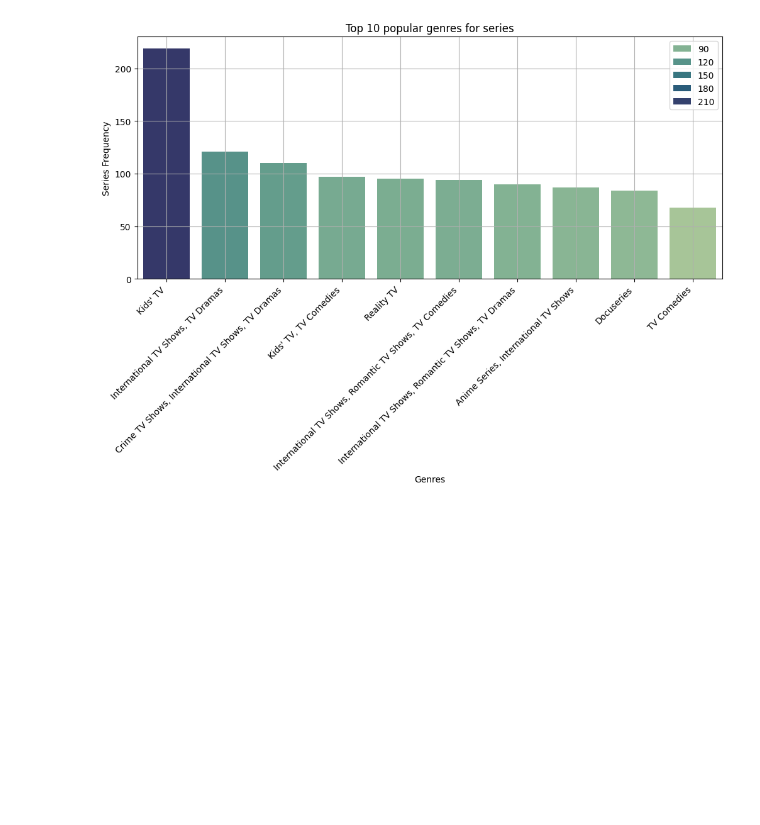
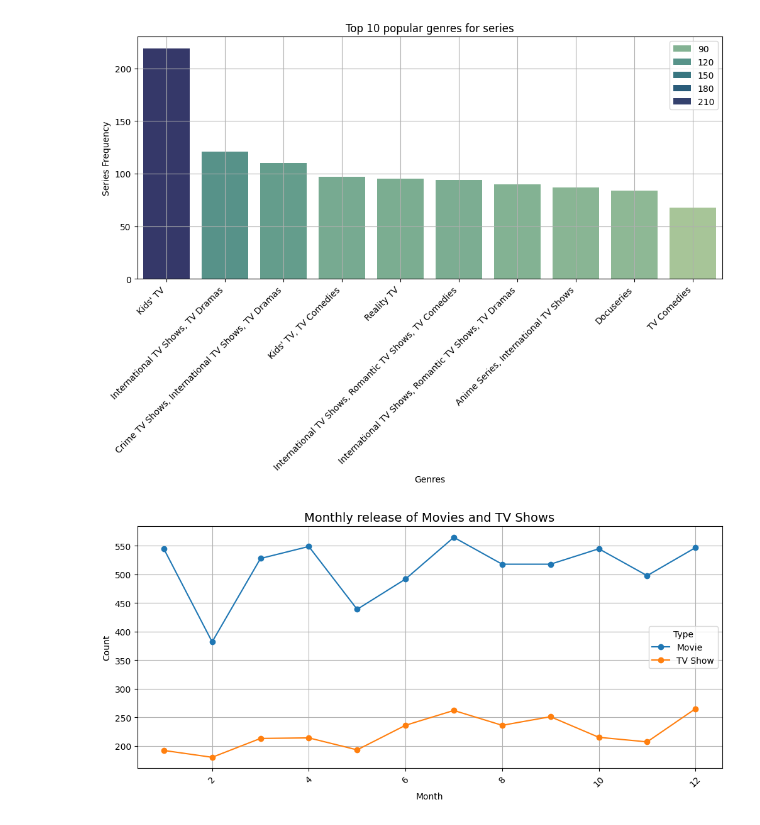
Before and after one commit to Rathod11jay/Unified_Mentor, a Jupyter notebook: Netflix_Data.ipynb, the cells around one changed output. Saved outputs shown, nothing was run; the diff lists cells and outputs as text; code cells hidden in the pictures; blank space fills up the shorter version.

```diff
--- a/Netflix_Data.ipynb
+++ b/Netflix_Data.ipynb
@@ -192,3 +192,22 @@ plt.grid()
 plt.show()
 # %% [output]
 [figure]
+# %%
+# Monthly Releases of Movies and TV shows
+
+# Extract month from 'date_added'
+data['month_added'] = data['date_added'].dt.month
+
+# Plot content added over the months using a line chart
+
+plt.figure(figsize=(12, 5))
+data.groupby(['month_added', 'type']).size().unstack().plot(kind='line', marker='o', ax=plt.gca())
+plt.title('Monthly release of Movies and TV Shows', fontsize=14)
+plt.xlabel('Month')
+plt.ylabel('Count')
+plt.xticks(rotation=45)
+plt.legend(title='Type')
+plt.grid(True)
+plt.show()
+# %% [output]
+[figure, added]
```
Also changed, not shown: parts of 2 cells of this notebook.
